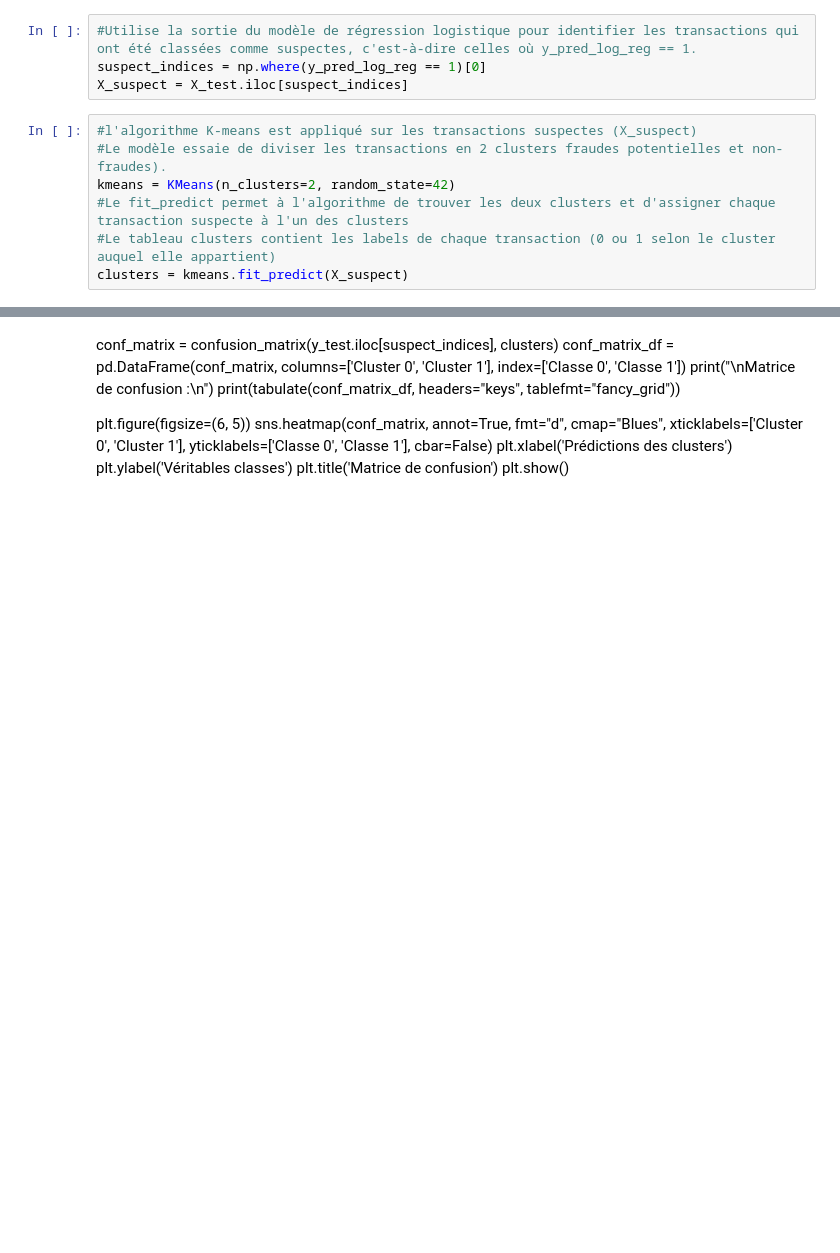
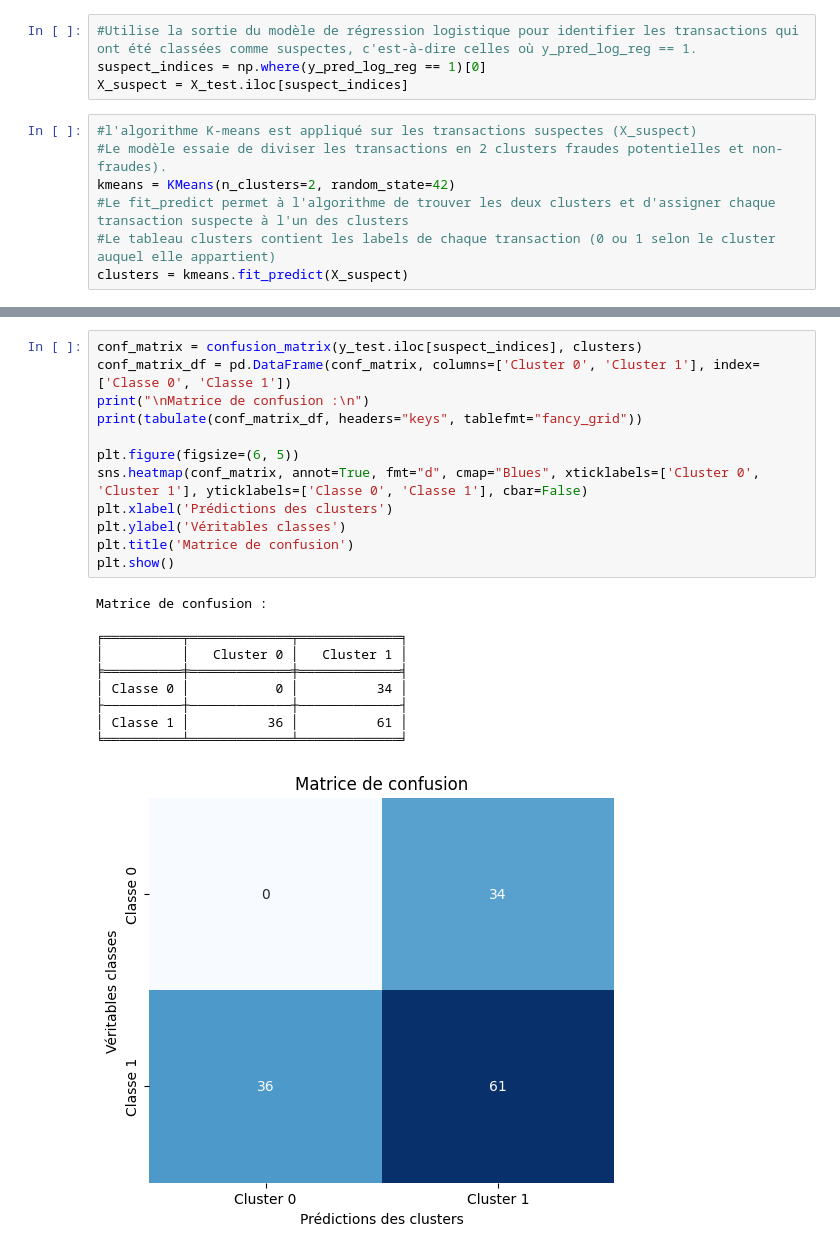
Before and after one commit to hafs96/fraud-detection-two-levels, a Jupyter notebook: Two-Level-Fraud-Detection.ipynb, the cells around one changed output, grey strips where cells are left out. Cells and saved outputs as stored; diff of their text form; blank space fills up the shorter version.

```diff
--- a/Two-Level-Fraud-Detection.ipynb
+++ b/Two-Level-Fraud-Detection.ipynb
@@ -347,15 +183,26 @@ print(f"V-Measure Score: {v_measure:.3f}")
-# %% [markdown]
-conf_matrix = confusion_matrix(y_test.iloc[suspect_indices], clusters)
-conf_matrix_df = pd.DataFrame(conf_matrix, columns=['Cluster 0', 'Cluster 1'], index=['Classe 0', 'Classe 1'])
-print("\nMatrice de confusion :\n")
-print(tabulate(conf_matrix_df, headers="keys", tablefmt="fancy_grid"))
-
-plt.figure(figsize=(6, 5))
-sns.heatmap(conf_matrix, annot=True, fmt="d", cmap="Blues", xticklabels=['Cluster 0', 'Cluster 1'], yticklabels=['Classe 0', 'Classe 1'], cbar=False)
-plt.xlabel('Prédictions des clusters')
-plt.ylabel('Véritables classes')
-plt.title('Matrice de confusion')
-plt.show()
+# %%
+conf_matrix = confusion_matrix(y_test.iloc[suspect_indices], clusters)
+conf_matrix_df = pd.DataFrame(conf_matrix, columns=['Cluster 0', 'Cluster 1'], index=['Classe 0', 'Classe 1'])
+print("\nMatrice de confusion :\n")
+print(tabulate(conf_matrix_df, headers="keys", tablefmt="fancy_grid"))
+
+plt.figure(figsize=(6, 5))
+sns.heatmap(conf_matrix, annot=True, fmt="d", cmap="Blues", xticklabels=['Cluster 0', 'Cluster 1'], yticklabels=['Classe 0', 'Classe 1'], cbar=False)
+plt.xlabel('Prédictions des clusters')
+plt.ylabel('Véritables classes')
+plt.title('Matrice de confusion')
+plt.show()
+# %% [output]
+Matrice de confusion :
+
+╒══════════╤═════════════╤═════════════╕
+│          │   Cluster 0 │   Cluster 1 │
+╞══════════╪═════════════╪═════════════╡
+│ Classe 0 │           0 │          34 │
+├──────────┼─────────────┼─────────────┤
+│ Classe 1 │          36 │          61 │
+╘══════════╧═════════════╧═════════════╛
+[figure, added]
 # %%
 # Visualisation des clusters
 plt.scatter(X_suspect.iloc[:, 0], X_suspect.iloc[:, 1], c=clusters, cmap='viridis', marker='o')
```
Also changed, not shown: parts of 20 cells of this notebook.
